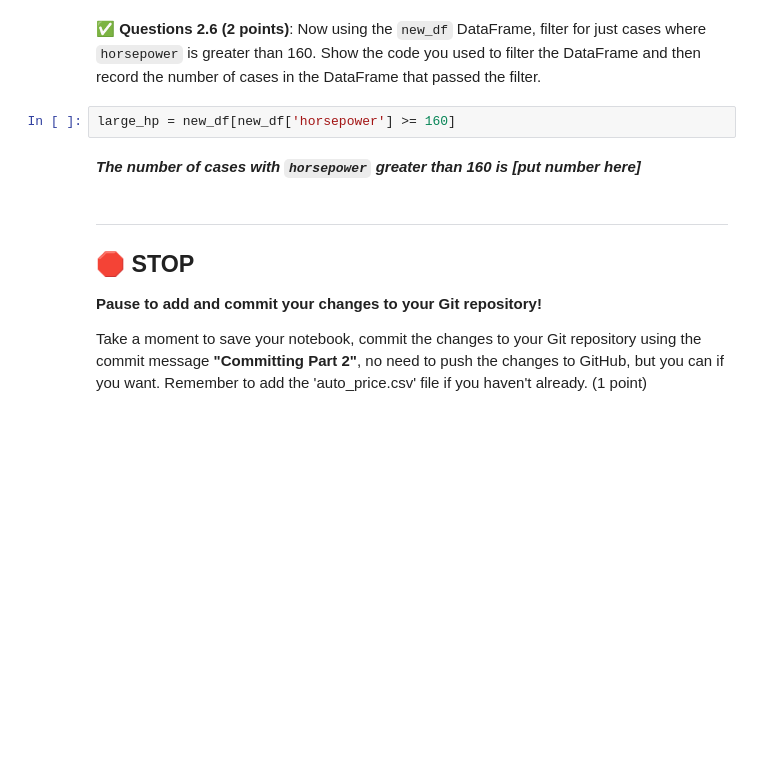
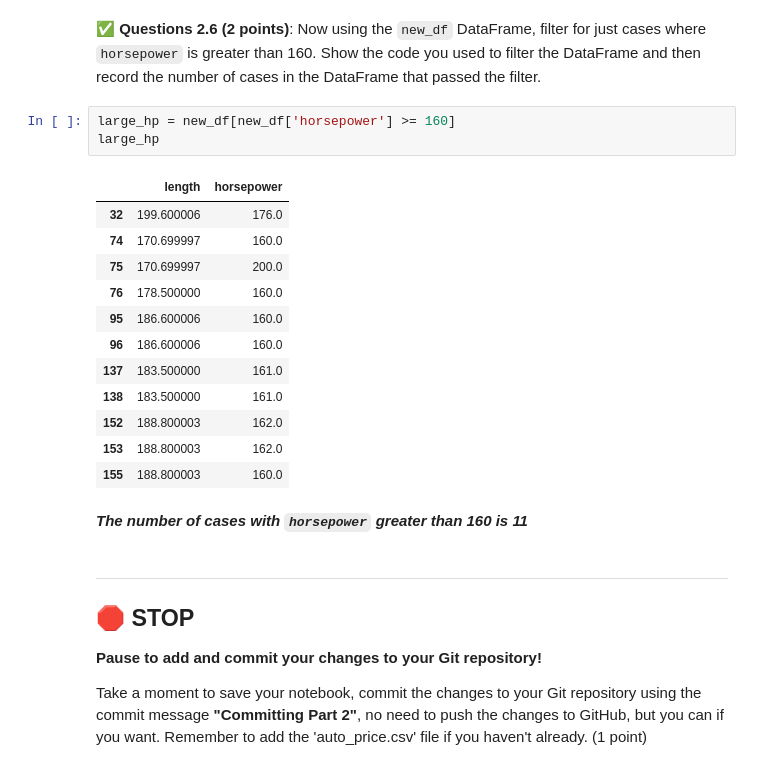
Before and after one commit to LukeAurilia/CMSE202-f24-turnin, a Jupyter notebook: hw-01/HW-01_GitPracticeDebuggingPythonPackagesAndClasses-STUDENT.ipynb, the cells around one changed output. Drawn from its saved outputs; the diff is of its cells as text; blank space fills up the shorter version.

```diff
--- a/hw-01/HW-01_GitPracticeDebuggingPythonPackagesAndClasses-STUDENT.ipynb
+++ b/hw-01/HW-01_GitPracticeDebuggingPythonPackagesAndClasses-STUDENT.ipynb
@@ -220,8 +220,22 @@ for the most part as you increase length you also increase horsepower, of course
 &#9989; **Questions 2.6 (2 points)**: Now using the `new_df` DataFrame, filter for just cases where `horsepower` is greater than 160. Show the code you used to filter the DataFrame and then record the number of cases in the DataFrame that passed the filter.
 # %%
 large_hp = new_df[new_df['horsepower'] >= 160]
+large_hp
+# %% [output]
+|  | length | horsepower |
+| 32 | 199.600006 | 176.0 |
+| 74 | 170.699997 | 160.0 |
+| 75 | 170.699997 | 200.0 |
+| 76 | 178.500000 | 160.0 |
+| 95 | 186.600006 | 160.0 |
+| 96 | 186.600006 | 160.0 |
+| 137 | 183.500000 | 161.0 |
+| 138 | 183.500000 | 161.0 |
+| 152 | 188.800003 | 162.0 |
+| 153 | 188.800003 | 162.0 |
+| 155 | 188.800003 | 160.0 |
 # %% [markdown]
-***The number of cases with `horsepower` greater than 160 is [put number here]***
+***The number of cases with `horsepower` greater than 160 is 11***
 # %% [markdown]
 ---
 ## &#128721; STOP
```
Also changed, not shown: parts of 8 cells of this notebook, 2 other files.
